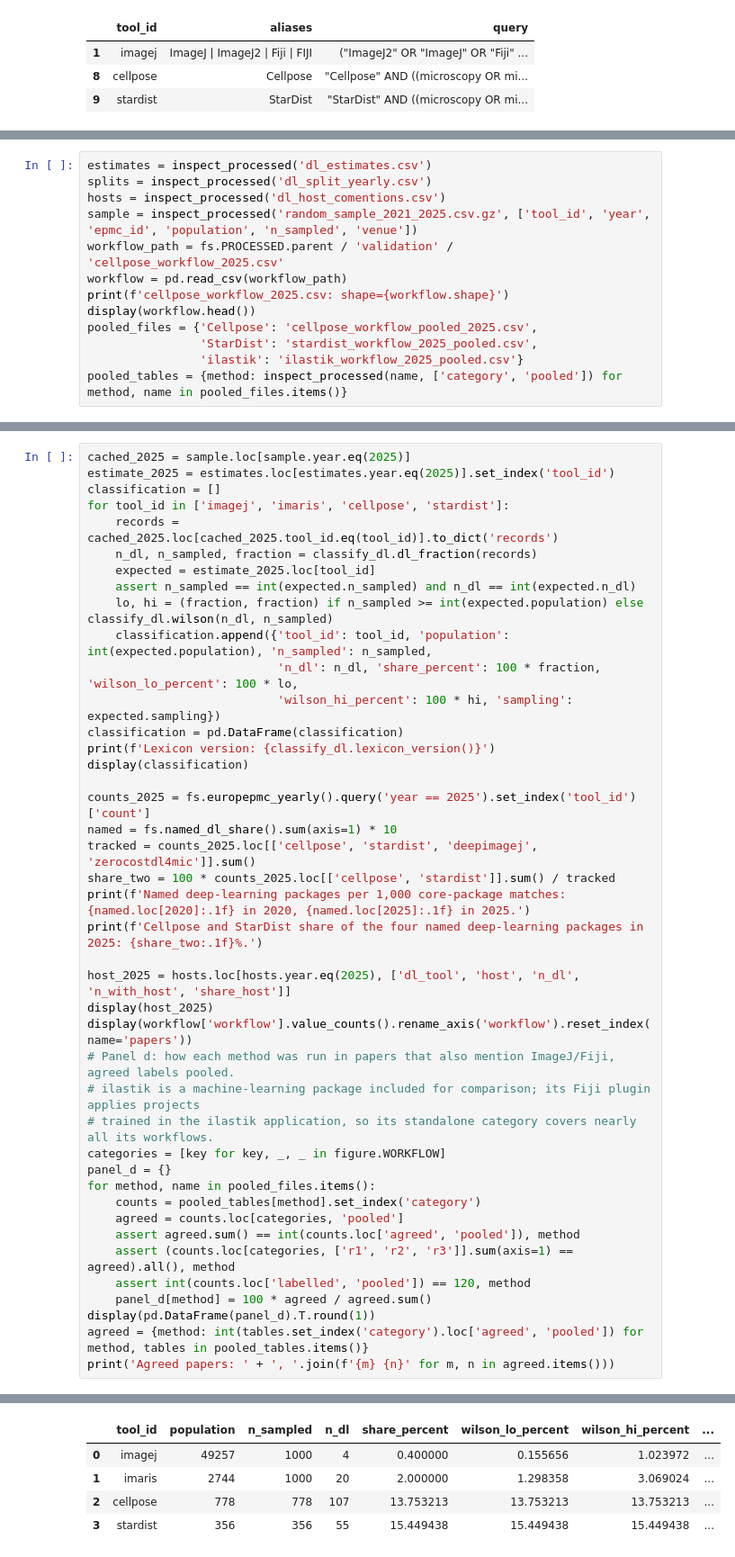
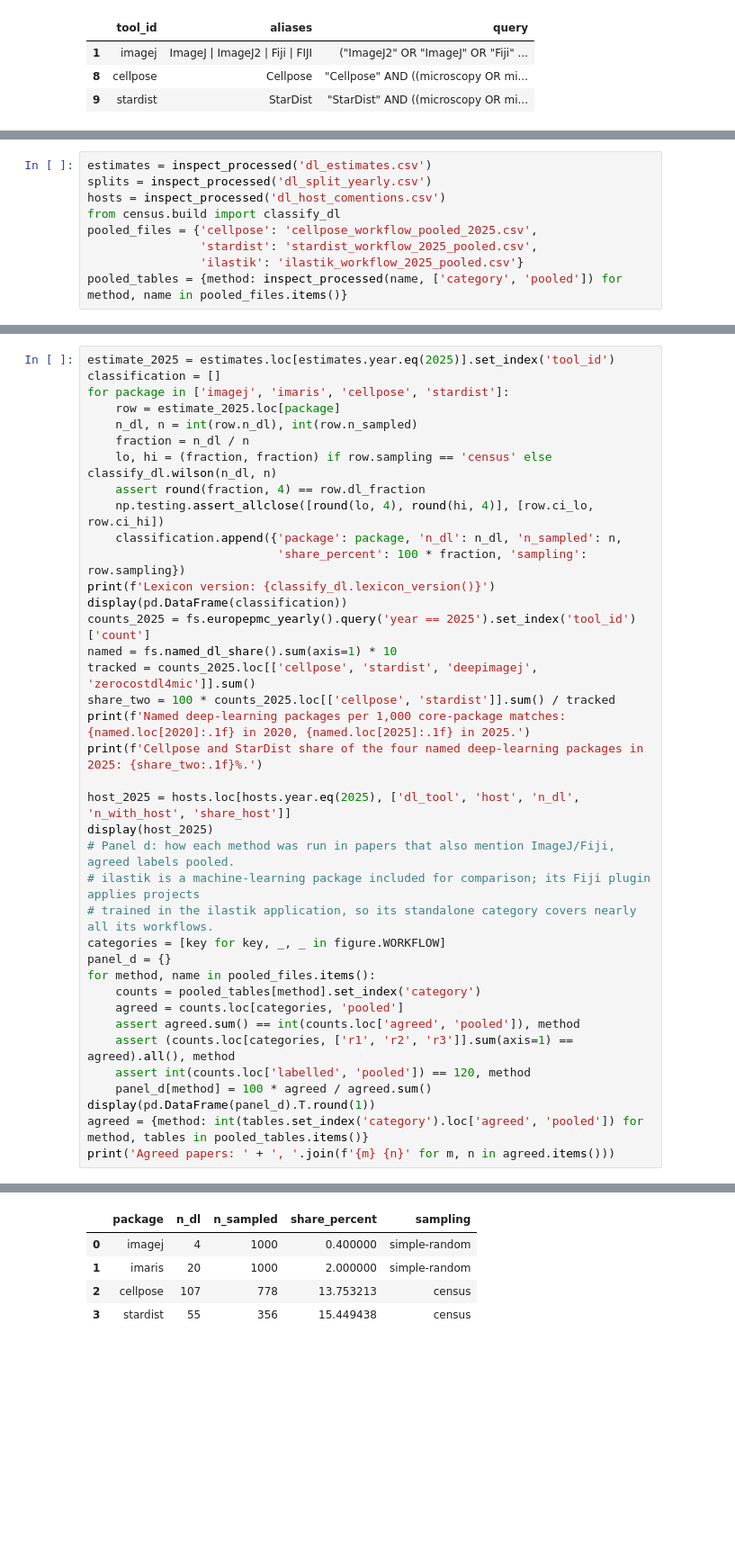
Before and after one commit to HenriquesLab/mapping-bioimage-software, a Jupyter notebook: notebooks/Figure6.ipynb, the cells around one changed output, grey strips where cells are left out. Shown at 90% size. Cells and saved outputs as stored; diff of their text form; blank space fills up the shorter version.

Commit message:
Reproduce every paper figure and SI table in offline notebooks

```diff
--- a/notebooks/Figure6.ipynb
+++ b/notebooks/Figure6.ipynb
@@ -70,13 +93,9 @@ Registry table shape: (30, 7)
 estimates = inspect_processed('dl_estimates.csv')
 splits = inspect_processed('dl_split_yearly.csv')
 hosts = inspect_processed('dl_host_comentions.csv')
-sample = inspect_processed('random_sample_2021_2025.csv.gz', ['tool_id', 'year', 'epmc_id', 'population', 'n_sampled', 'venue'])
-workflow_path = fs.PROCESSED.parent / 'validation' / 'cellpose_workflow_2025.csv'
-workflow = pd.read_csv(workflow_path)
-print(f'cellpose_workflow_2025.csv: shape={workflow.shape}')
-display(workflow.head())
-pooled_files = {'Cellpose': 'cellpose_workflow_pooled_2025.csv',
-                'StarDist': 'stardist_workflow_2025_pooled.csv',
+from census.build import classify_dl
+pooled_files = {'cellpose': 'cellpose_workflow_pooled_2025.csv',
+                'stardist': 'stardist_workflow_2025_pooled.csv',
                 'ilastik': 'ilastik_workflow_2025_pooled.csv'}
 pooled_tables = {method: inspect_processed(name, ['category', 'pooled']) for method, name in pooled_files.items()}
 # %% [output]
@@ -130,52 +148,48 @@ Package-years with at most 2,000 matches are censuses. Larger package-years use
 # %%
-cached_2025 = sample.loc[sample.year.eq(2025)]
 estimate_2025 = estimates.loc[estimates.year.eq(2025)].set_index('tool_id')
 classification = []
-for tool_id in ['imagej', 'imaris', 'cellpose', 'stardist']:
-    records = cached_2025.loc[cached_2025.tool_id.eq(tool_id)].to_dict('records')
-    n_dl, n_sampled, fraction = classify_dl.dl_fraction(records)
-    expected = estimate_2025.loc[tool_id]
-    assert n_sampled == int(expected.n_sampled) and n_dl == int(expected.n_dl)
-    lo, hi = (fraction, fraction) if n_sampled >= int(expected.population) else classify_dl.wilson(n_dl, n_sampled)
-    classification.append({'tool_id': tool_id, 'population': int(expected.population), 'n_sampled': n_sampled,
-                           'n_dl': n_dl, 'share_percent': 100 * fraction, 'wilson_lo_percent': 100 * lo,
-                           'wilson_hi_percent': 100 * hi, 'sampling': expected.sampling})
-classification = pd.DataFrame(classification)
+for package in ['imagej', 'imaris', 'cellpose', 'stardist']:
+    row = estimate_2025.loc[package]
+    n_dl, n = int(row.n_dl), int(row.n_sampled)
+    fraction = n_dl / n
+    lo, hi = (fraction, fraction) if row.sampling == 'census' else classify_dl.wilson(n_dl, n)
+    assert round(fraction, 4) == row.dl_fraction
+    np.testing.assert_allclose([round(lo, 4), round(hi, 4)], [row.ci_lo, row.ci_hi])
+    classification.append({'package': package, 'n_dl': n_dl, 'n_sampled': n,
+                           'share_percent': 100 * fraction, 'sampling': row.sampling})
 print(f'Lexicon version: {classify_dl.lexicon_version()}')
-display(classification)
-
+display(pd.DataFrame(classification))
 counts_2025 = fs.europepmc_yearly().query('year == 2025').set_index('tool_id')['count']
 named = fs.named_dl_share().sum(axis=1) * 10
 tracked = counts_2025.loc[['cellpose', 'stardist', 'deepimagej', 'zerocostdl4mic']].sum()
 share_two = 100 * counts_2025.loc[['cellpose', 'stardist']].sum() / tracked
 print(f'Named deep-learning packages per 1,000 core-package matches: {named.loc[2020]:.1f} in 2020, {named.loc[2025]:.1f} in 2025.')
 print(f'Cellpose and StarDist share of the four named deep-learning packages in 2025: {share_two:.1f}%.')
 
 host_2025 = hosts.loc[hosts.year.eq(2025), ['dl_tool', 'host', 'n_dl', 'n_with_host', 'share_host']]
 display(host_2025)
-display(workflow['workflow'].value_counts().rename_axis('workflow').reset_index(name='papers'))
 # Panel d: how each method was run in papers that also mention ImageJ/Fiji, agreed labels pooled.
 # ilastik is a machine-learning package included for comparison; its Fiji plugin applies projects
 # trained in the ilastik application, so its standalone category covers nearly all its workflows.
 categories = [key for key, _, _ in figure.WORKFLOW]
 panel_d = {}
 for method, name in pooled_files.items():
     counts = pooled_tables[method].set_index('category')
     agreed = counts.loc[categories, 'pooled']
     assert agreed.sum() == int(counts.loc['agreed', 'pooled']), method
     assert (counts.loc[categories, ['r1', 'r2', 'r3']].sum(axis=1) == agreed).all(), method
     assert int(counts.loc['labelled', 'pooled']) == 120, method
     panel_d[method] = 100 * agreed / agreed.sum()
 display(pd.DataFrame(panel_d).T.round(1))
 agreed = {method: int(tables.set_index('category').loc['agreed', 'pooled']) for method, tables in pooled_tables.items()}
 print('Agreed papers: ' + ', '.join(f'{m} {n}' for m, n in agreed.items()))
 # %% [output]
 Lexicon version: 2
-|  | tool_id | population | n_sampled | n_dl | share_percent | wilson_lo_percent | wilson_hi_percent | ... |
-| 0 | imagej | 49257 | 1000 | 4 | 0.400000 | 0.155656 | 1.023972 | ... |
-| 1 | imaris | 2744 | 1000 | 20 | 2.000000 | 1.298358 | 3.069024 | ... |
-| 2 | cellpose | 778 | 778 | 107 | 13.753213 | 13.753213 | 13.753213 | ... |
-| 3 | stardist | 356 | 356 | 55 | 15.449438 | 15.449438 | 15.449438 | ... |
+|  | package | n_dl | n_sampled | share_percent | sampling |
+| 0 | imagej | 4 | 1000 | 0.400000 | simple-random |
+| 1 | imaris | 20 | 1000 | 2.000000 | simple-random |
+| 2 | cellpose | 107 | 778 | 13.753213 | census |
+| 3 | stardist | 55 | 356 | 15.449438 | census |
 Named deep-learning packages per 1,000 core-package matches: 0.8 in 2020, 20.5 in 2025.
 Cellpose and StarDist share of the four named deep-learning packages in 2025: 97.6%.
 |  | dl_tool | host | n_dl | n_with_host | share_host |
```
Also changed, not shown: parts of 18 cells of this notebook, 17 other files.
